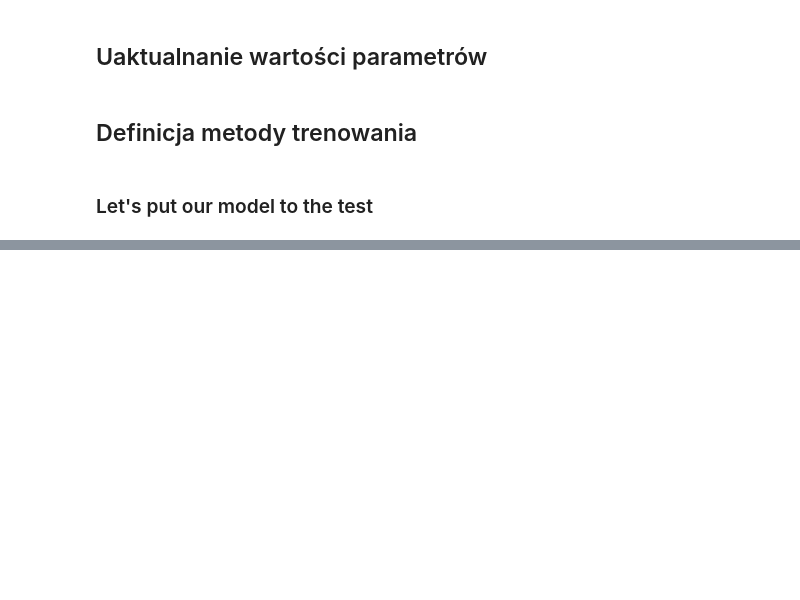
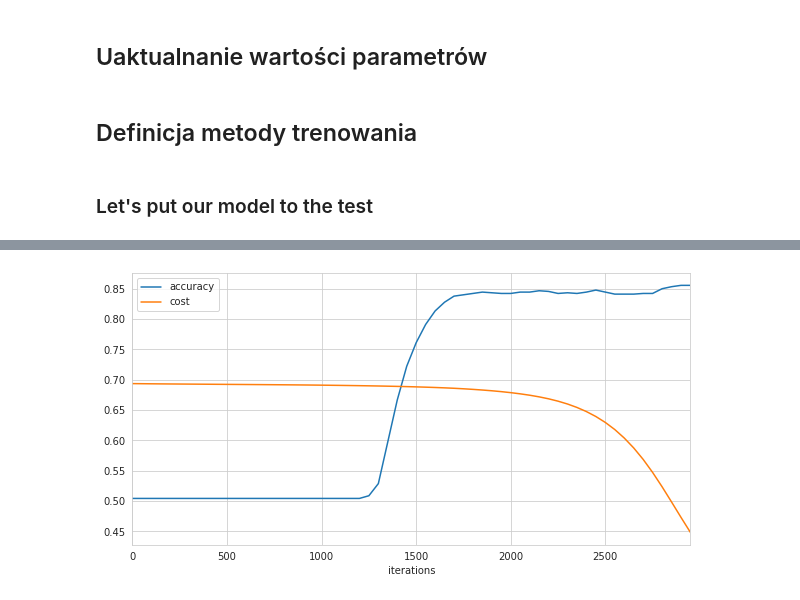
Before and after one commit to Dezyderata/NAI_lab2, a Jupyter notebook: Copy_of_lab2_nai_szablon.ipynb, the cells around one changed output, grey strips where cells are left out. Drawn from its saved outputs; the diff is of its cells as text; code cells hidden in the pictures; blank space fills up the shorter version.

```diff
--- a/Copy_of_lab2_nai_szablon.ipynb
+++ b/Copy_of_lab2_nai_szablon.ipynb
@@ -477,0 +562,2 @@ Dokładność na zbiorze testowym: 0.98
+# %%
+params_values4, my_cost4, my_accuracy4 = train(np.transpose(X_train), np.transpose(y_train.reshape((y_train.shape[0], 1))), NN_ARCHITECTURE, 3000, 0.01)
@@ -477,0 +632,4 @@ Dokładność na zbiorze testowym: 0.98
+# %%
+accuracy_and_cost(my_accuracy4, my_cost4)
+# %% [output]
+[figure, added]
```
Also changed, not shown: parts of 21 cells of this notebook.
